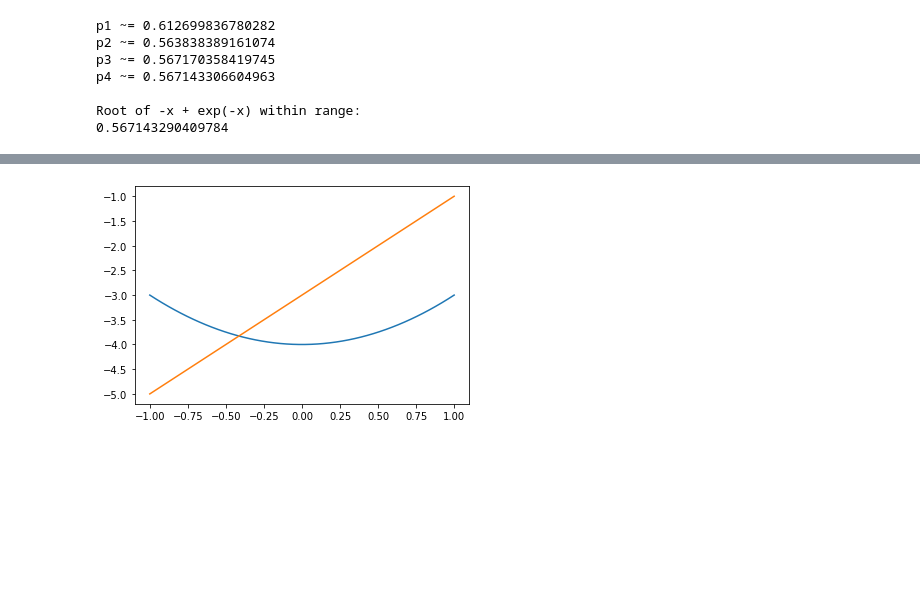
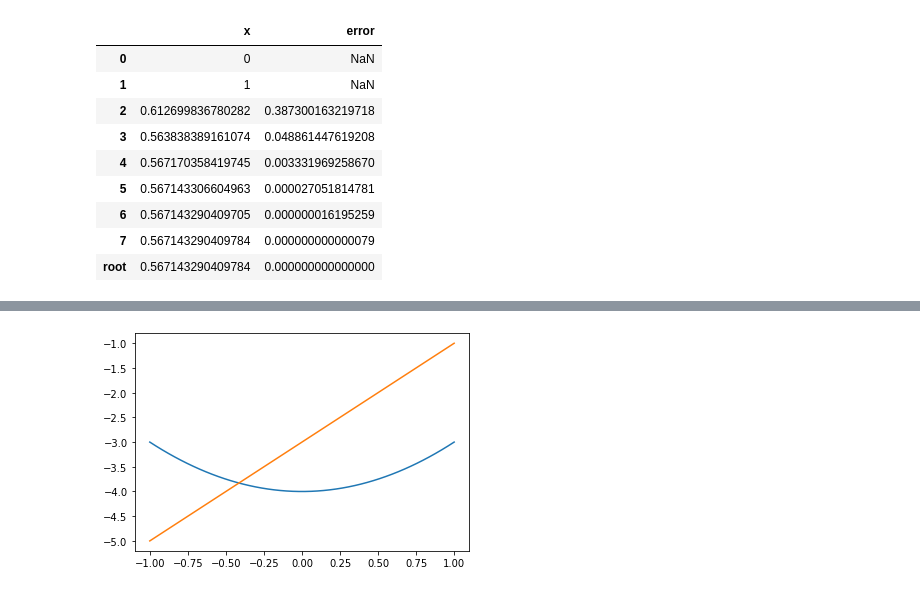
Before and after one commit to rinald/ece208, a Jupyter notebook: secant.ipynb, the cells around one changed output, grey strips where cells are left out. Saved outputs shown, nothing was run; the diff lists cells and outputs as text; code cells hidden in the pictures; blank space fills up the shorter version.

```diff
--- a/secant.ipynb
+++ b/secant.ipynb
@@ -29,11 +31,14 @@ Root of x**3 - 20 within range:
 # %%
-secant(exp(-x)-x, 0, 1, t=10**-4)
+secant(exp(-x)-x, 0, 1)
 # %% [output]
-p1 ~= 0.612699836780282
-p2 ~= 0.563838389161074
-p3 ~= 0.567170358419745
-p4 ~= 0.567143306604963
-
-Root of -x + exp(-x) within range:
-0.567143290409784
+|  | x | error |
+| 0 | 0 | NaN |
+| 1 | 1 | NaN |
+| 2 | 0.612699836780282 | 0.387300163219718 |
+| 3 | 0.563838389161074 | 0.048861447619208 |
+| 4 | 0.567170358419745 | 0.003331969258670 |
+| 5 | 0.567143306604963 | 0.000027051814781 |
+| 6 | 0.567143290409705 | 0.000000016195259 |
+| 7 | 0.567143290409784 | 0.000000000000079 |
+| root | 0.567143290409784 | 0.000000000000000 |
 # %%
```
Also changed, not shown: parts of 4 cells of this notebook, 6 other files.
